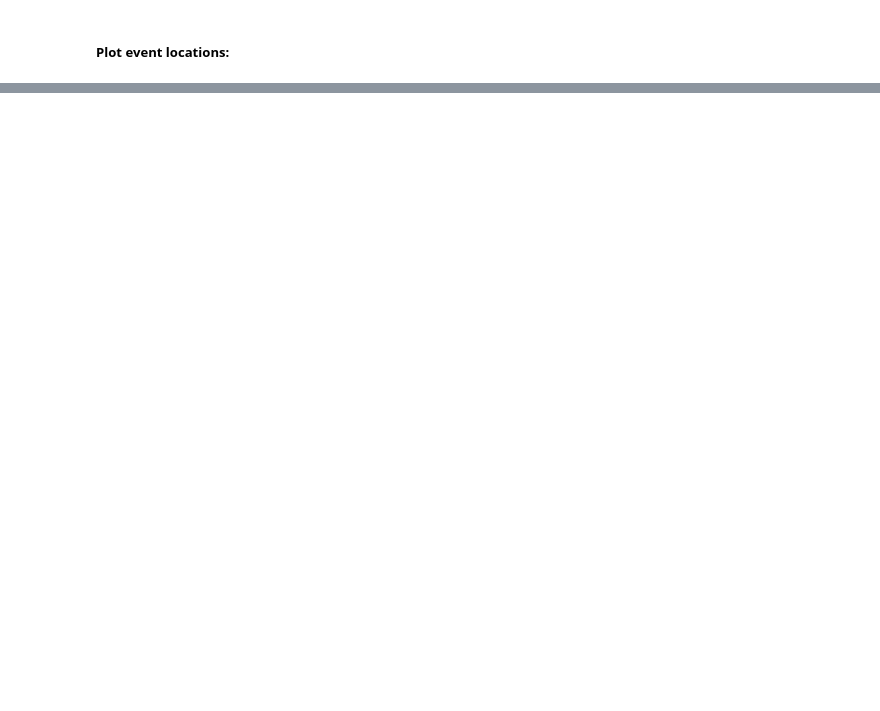
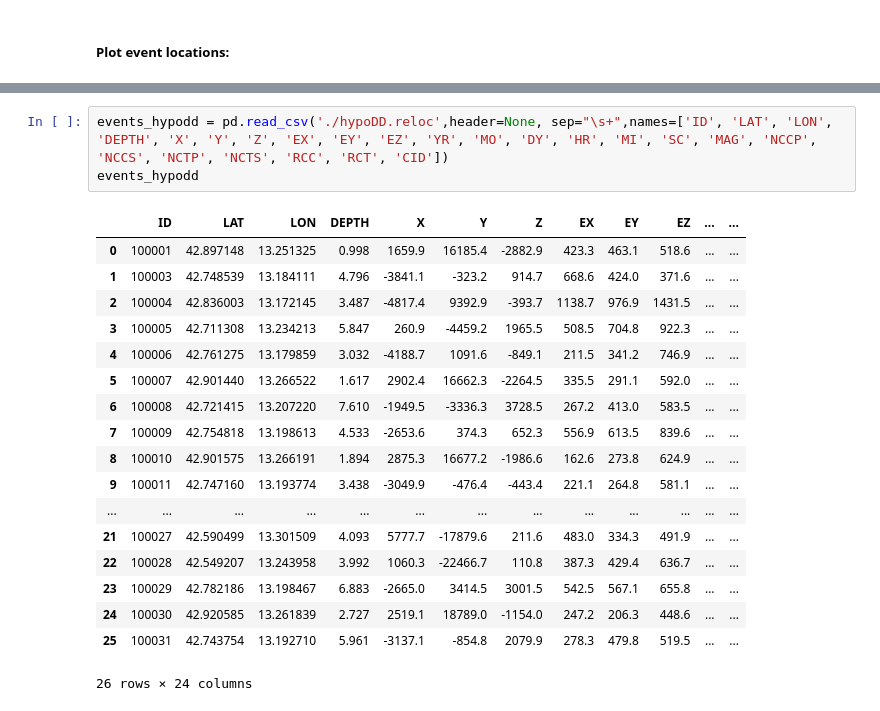
Before and after one commit to kaiwenwang233/scoped_ML_tutorial, a Jupyter notebook: MLworkflow.ipynb, the cells around one changed output, grey strips where cells are left out. Saved outputs shown, nothing was run; the diff lists cells and outputs as text; blank space fills up the shorter version.

```diff
--- a/MLworkflow.ipynb
+++ b/MLworkflow.ipynb
@@ -527,0 +685,22 @@ plt.show()
+# %%
+events_hypodd = pd.read_csv('./hypoDD.reloc',header=None, sep="\s+",names=['ID', 'LAT', 'LON', 'DEPTH', 'X', 'Y', 'Z', 'EX', 'EY', 'EZ', 'YR', 'MO', 'DY', 'HR', 'MI', 'SC', 'MAG', 'NCCP', 'NCCS', 'NCTP', 'NCTS', 'RCC', 'RCT', 'CID'])
+events_hypodd
+# %% [output]
+|  | ID | LAT | LON | DEPTH | X | Y | Z | EX | EY | EZ | ... | ... |
+| 0 | 100001 | 42.897148 | 13.251325 | 0.998 | 1659.9 | 16185.4 | -2882.9 | 423.3 | 463.1 | 518.6 | ... | ... |
+| 1 | 100003 | 42.748539 | 13.184111 | 4.796 | -3841.1 | -323.2 | 914.7 | 668.6 | 424.0 | 371.6 | ... | ... |
+| 2 | 100004 | 42.836003 | 13.172145 | 3.487 | -4817.4 | 9392.9 | -393.7 | 1138.7 | 976.9 | 1431.5 | ... | ... |
+| 3 | 100005 | 42.711308 | 13.234213 | 5.847 | 260.9 | -4459.2 | 1965.5 | 508.5 | 704.8 | 922.3 | ... | ... |
+| 4 | 100006 | 42.761275 | 13.179859 | 3.032 | -4188.7 | 1091.6 | -849.1 | 211.5 | 341.2 | 746.9 | ... | ... |
+| 5 | 100007 | 42.901440 | 13.266522 | 1.617 | 2902.4 | 16662.3 | -2264.5 | 335.5 | 291.1 | 592.0 | ... | ... |
+| 6 | 100008 | 42.721415 | 13.207220 | 7.610 | -1949.5 | -3336.3 | 3728.5 | 267.2 | 413.0 | 583.5 | ... | ... |
+| 7 | 100009 | 42.754818 | 13.198613 | 4.533 | -2653.6 | 374.3 | 652.3 | 556.9 | 613.5 | 839.6 | ... | ... |
+| 8 | 100010 | 42.901575 | 13.266191 | 1.894 | 2875.3 | 16677.2 | -1986.6 | 162.6 | 273.8 | 624.9 | ... | ... |
+| 9 | 100011 | 42.747160 | 13.193774 | 3.438 | -3049.9 | -476.4 | -443.4 | 221.1 | 264.8 | 581.1 | ... | ... |
+| ... | ... | ... | ... | ... | ... | ... | ... | ... | ... | ... | ... | ... |
+| 21 | 100027 | 42.590499 | 13.301509 | 4.093 | 5777.7 | -17879.6 | 211.6 | 483.0 | 334.3 | 491.9 | ... | ... |
+| 22 | 100028 | 42.549207 | 13.243958 | 3.992 | 1060.3 | -22466.7 | 110.8 | 387.3 | 429.4 | 636.7 | ... | ... |
+| 23 | 100029 | 42.782186 | 13.198467 | 6.883 | -2665.0 | 3414.5 | 3001.5 | 542.5 | 567.1 | 655.8 | ... | ... |
+| 24 | 100030 | 42.920585 | 13.261839 | 2.727 | 2519.1 | 18789.0 | -1154.0 | 247.2 | 206.3 | 448.6 | ... | ... |
+| 25 | 100031 | 42.743754 | 13.192710 | 5.961 | -3137.1 | -854.8 | 2079.9 | 278.3 | 479.8 | 519.5 | ... | ... |
+26 rows × 24 columns
```
Also changed, not shown: parts of 21 cells of this notebook, 13 other files.
